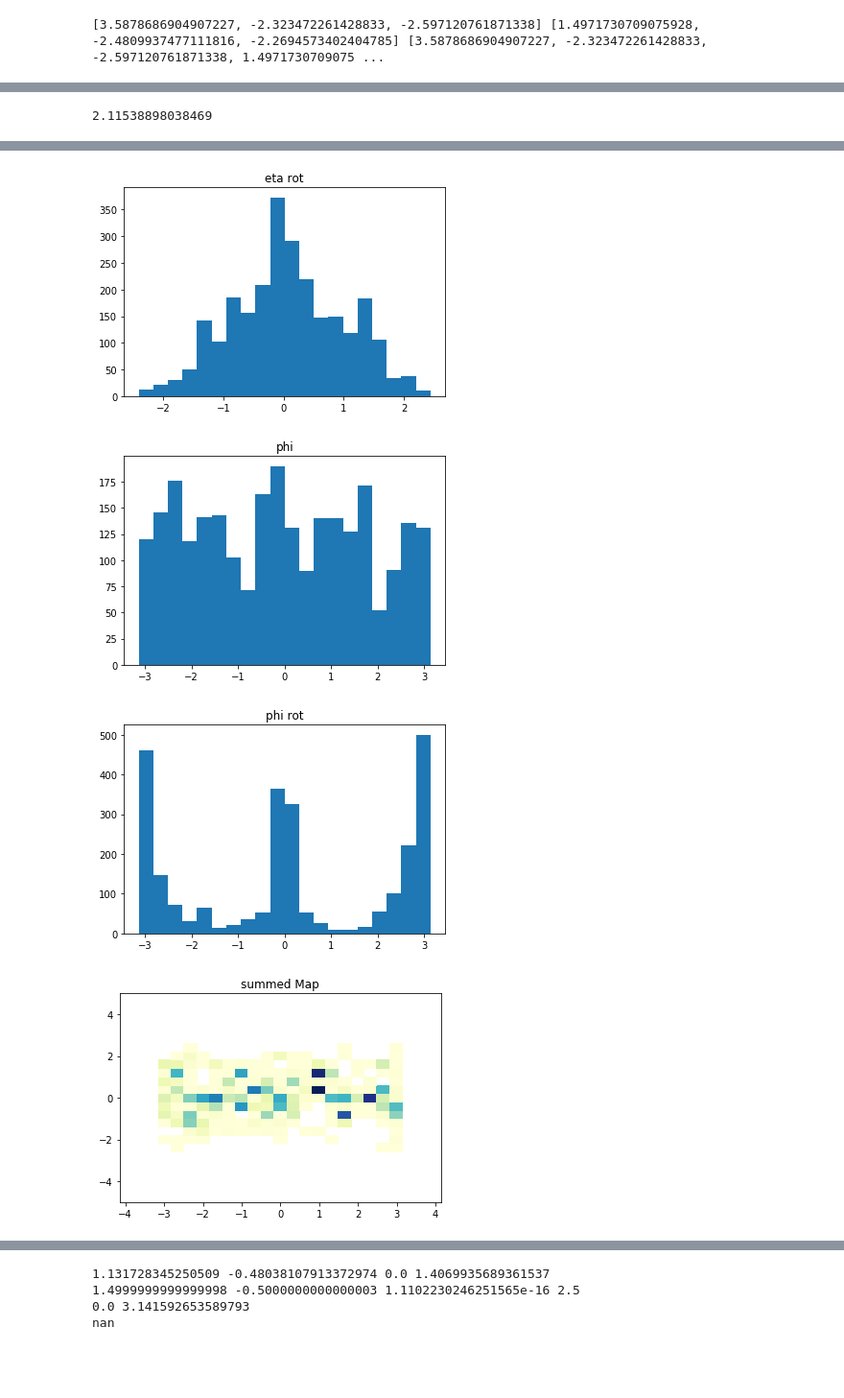
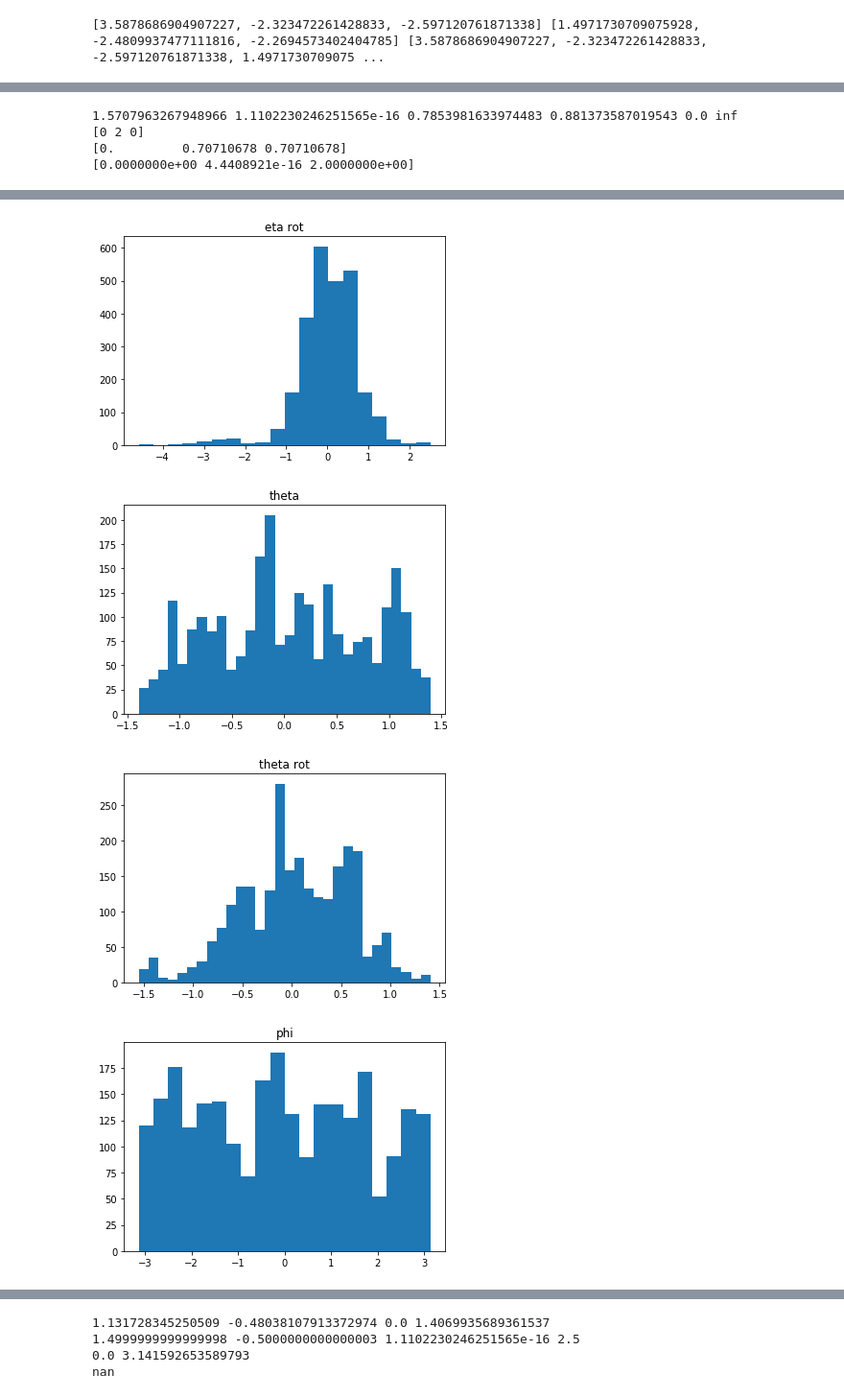
Before and after one commit to neu-physics/anomalyDetection, a Jupyter notebook: preprocessing/exploreData.ipynb, the cells around one changed output, grey strips where cells are left out. Shown at 96% size. Cells and saved outputs as stored; diff of their text form; code cells hidden in the pictures; blank space fills up the shorter version.

```diff
--- a/preprocessing/exploreData.ipynb
+++ b/preprocessing/exploreData.ipynb
@@ -7,7 +7,7 @@ from matplotlib import pyplot as plt
 import uproot, uproot_methods
 import uproot_methods.classes.TLorentzVector as TLorentzVector
 # %%
-bkgFile = pd.read_hdf('/home/btannenw/Desktop/ML/lhcOlympics2020/events_LHCO2020_backgroundMC_Pythia.h5', stop=400)
+bkgFile = pd.read_hdf('/home/btannenw/Desktop/ML/anomalyDetection/lhcOlympics2020/events_LHCO2020_backgroundMC_Pythia.h5', stop=400)
 #blackBox1 = pd.read_hdf('/home/btannenw/Desktop/ML/lhcOlympics2020/events_LHCO2020_BlackBox1.h5', stop=400)
 # %%
 bkgFile
@@ -59,13 +59,16 @@ def getRotatedVectors( _lorentzVectors, _angle=0 , _axis=[1, 0, 0] ):
 
     for _4vector in _lorentzVectors:
         _3vector = np.array([ _4vector.x, _4vector.y, _4vector.z ])
-        #_3vector =
         _3vector = _3vector.dot( r.as_matrix() )
+        _mag3vector = np.sqrt( np.abs( _3vector.dot(_3vector) ) )
 
-        _newPt   = np.sqrt( _3vector[0]*_3vector[0] + _3vector[1]*_3vector[1] )
-        _newEta  = _4vector.eta
-        _newPhi  = np.arctan2( _3vector[1], _3vector[0] )
-        _newMass2 = np.sqrt( _4vector.t*_4vector.t - _3vector.dot( _3vector ) )
+        _newPt    = np.sqrt( _3vector[0]*_3vector[0] + _3vector[1]*_3vector[1] )
+        _newPhi   = np.arctan2( _3vector[1], _3vector[0] )
+        # z = P * cos(theta)
+        _newTheta = np.arccos( _3vector[2] / _mag3vector )
+        #_newEta   = returnEta( _newTheta )
+        _newEta   = -1* np.log(np.tan( (_newTheta)/2) )
+        _newMass2 = np.sqrt( _4vector.t*_4vector.t - _mag3vector*_mag3vector )
         _newMass  = np.sqrt( _newMass2 )
 
         #print("old phi: {}, new phi: {}".format(_4vector.phi, _newPhi))
@@ -178,38 +195,71 @@ for event in range(0, len(newRows)):
-# %%
-np.pi + (-2.597 - np.pi/2) + np.pi
-# %% [output]
-2.11538898038469
+# %%
+#np.pi + (-2.597 - np.pi/2) + np.pi
+_testVector = np.array([0, 2, 0])
+_magTestVector = np.sqrt( np.abs( _testVector.dot(_testVector) ) )
+_testTheta  = np.arccos( _testVector[2] / _magTestVector )
+_testEta = -1* np.log(np.tan( (_testTheta )/2) )
+
+_newVector = np.array([0, np.sqrt(1/2), np.sqrt(1/2)])
+_magNewVector = np.sqrt( np.abs( _newVector.dot(_newVector) ) )
+_newTheta  = np.arccos( _newVector[2] / _magNewVector )
+_newEta = -1* np.log(np.tan( ( _newTheta)/2) )
+
+_angle = np.pi/2
+_axis = [-1, 0, 0]
+r = R.from_rotvec( _angle * np.array(_axis))
+_new3Vector = np.array([ _testVector[0], _testVector[1], _testVector[2] ])
+_new3Vector = _new3Vector.dot( r.as_matrix() )
+_mag3Vector = np.sqrt( np.abs( _new3Vector.dot(_new3Vector) ) )
+_new3Theta  = np.arccos( _new3Vector[2] / _mag3Vector )
+_new3Eta = -1* np.log(np.tan( ( _new3Theta)/2) )
+
+print(_testTheta, _testEta, _newTheta, _newEta, _new3Theta, _new3Eta)
+print(_testVector)
+print(_newVector)
+print(_new3Vector)
+# %% [output]
+1.5707963267948966 1.1102230246251565e-16 0.7853981633974483 0.881373587019543 0.0 inf
+[0 2 0]
+[0.         0.70710678 0.70710678]
+[0.0000000e+00 4.4408921e-16 2.0000000e+00]
 # %%
 #plt.hist(allPt, bins=50)
 #plt.title('pt')
 #plt.show()
 plt.hist(allEta, bins=20)
 plt.title('eta')
 plt.show()
 plt.hist(allEtaRot, bins=20)
 plt.title('eta rot')
+plt.show()
+
+plt.hist(allTheta, bins=30)
+plt.title('theta')
+plt.show()
+plt.hist(allThetaRot, bins=30)
+plt.title('theta rot')
 plt.show()
 
 plt.hist(allPhi, bins=20)
 plt.title('phi')
 plt.show()
 
 plt.hist(allPhiRot, bins=20)
 plt.title('phi rot')
 plt.show()
 
 plt.hist2d(allPhi, allEta, weights=allPtNormed, **plotOpts, cmin=.01)
 plt.title('summed Map')
 plt.show()
 plt.hist2d(allPhiTrans, allEta, weights=allPtNormed, **plotOpts, cmin=.01)
 plt.title('summed Map')
 plt.show()
 plt.hist2d(allPhiRot, allEtaRot, weights=allPtNormed, **plotOpts, cmin=.01)
 plt.title('summed Map')
 plt.show()
 # %% [output]
 [figure]
-[figure, old version]
+[figure, new version]
-[figure, old version]
+[figure, new version]
-[figure, old version]
+[figure, new version]
-[figure, old version]
+[figure, new version]
```
Also changed, not shown: parts of 2 cells of this notebook, 1 other file.
